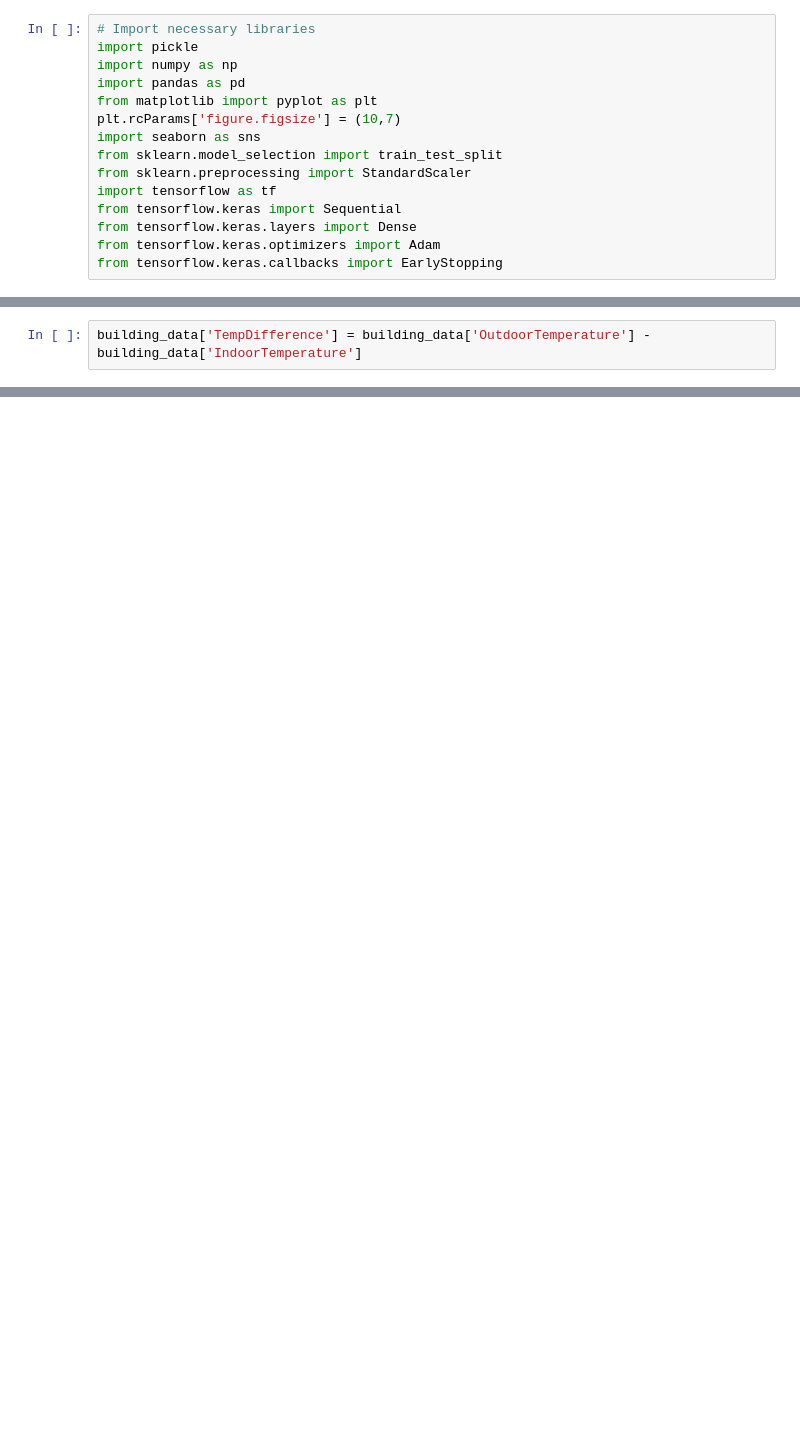
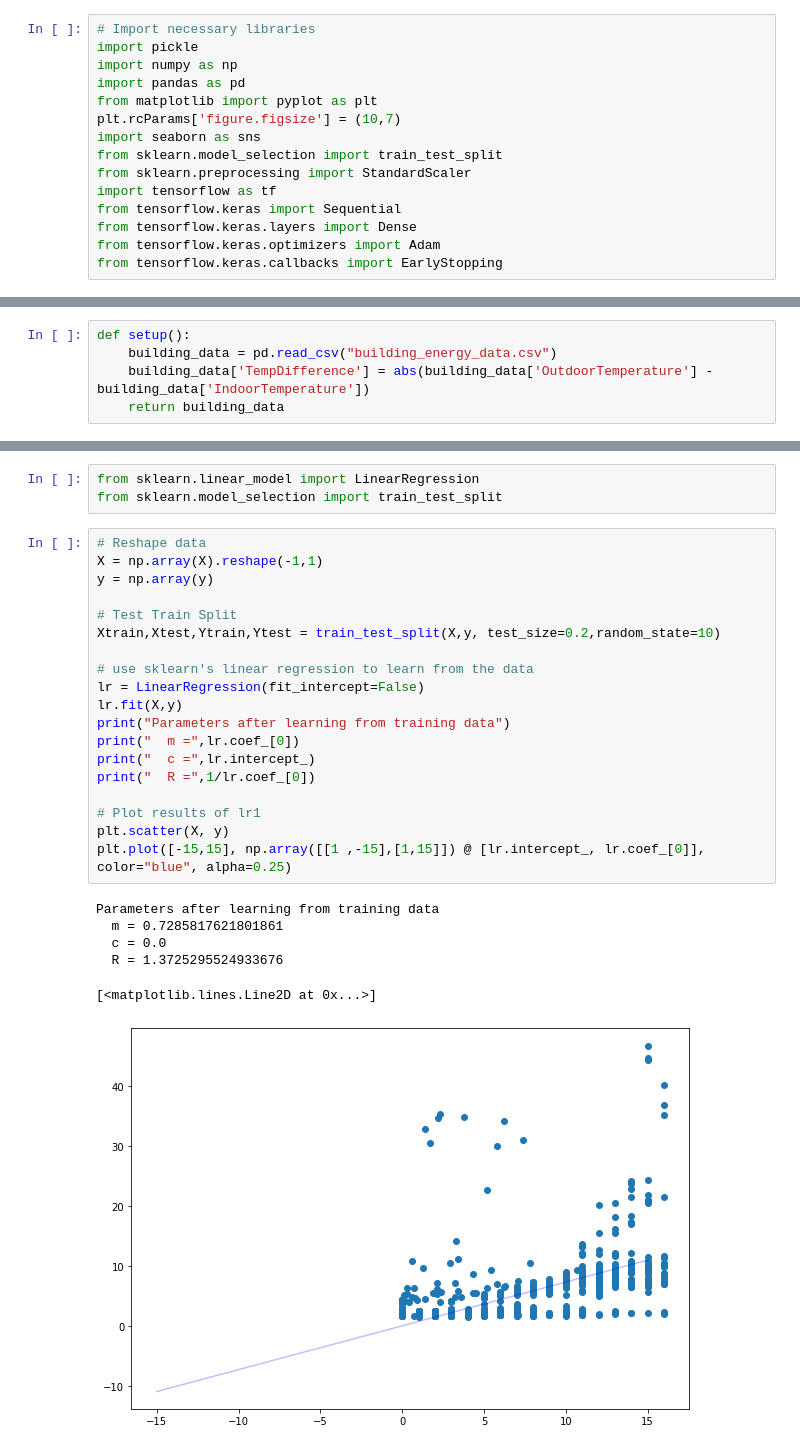
Before and after one commit to satwika-vemuri/energy_consumption_prediction_system, a Jupyter notebook: machine_learning.ipynb, the cells around one changed output, grey strips where cells are left out. Saved outputs shown, nothing was run; the diff lists cells and outputs as text; blank space fills up the shorter version.

Commit message:
ML prediction (linear regression) complete

```diff
--- a/machine_learning.ipynb
+++ b/machine_learning.ipynb
@@ -32,3 +16,6 @@ building_data.tail(10)
 # %%
-building_data['TempDifference'] = building_data['OutdoorTemperature'] - building_data['IndoorTemperature']
+def setup():
+    building_data = pd.read_csv("building_energy_data.csv")
+    building_data['TempDifference'] = abs(building_data['OutdoorTemperature'] - building_data['IndoorTemperature'])
+    return building_data
 # %%
@@ -41,0 +74,29 @@ TypeError: unsupported operand type(s) for -: 'str' and 'str'
+# %%
+from sklearn.linear_model import LinearRegression
+from sklearn.model_selection import train_test_split
+# %%
+# Reshape data
+X = np.array(X).reshape(-1,1)
+y = np.array(y)
+
+# Test Train Split
+Xtrain,Xtest,Ytrain,Ytest = train_test_split(X,y, test_size=0.2,random_state=10)
+
+# use sklearn's linear regression to learn from the data
+lr = LinearRegression(fit_intercept=False)
+lr.fit(X,y)
+print("Parameters after learning from training data")
+print("  m =",lr.coef_[0])
+print("  c =",lr.intercept_)
+print("  R =",1/lr.coef_[0])
+
+# Plot results of lr1
+plt.scatter(X, y)
+plt.plot([-15,15], np.array([[1 ,-15],[1,15]]) @ [lr.intercept_, lr.coef_[0]], color="blue", alpha=0.25)
+# %% [output]
+Parameters after learning from training data
+  m = 0.7285817621801861
+  c = 0.0
+  R = 1.3725295524933676
+[<matplotlib.lines.Line2D at 0x...>]
+[figure, added]
```
Also changed, not shown: parts of 8 cells of this notebook, 2 other files.
